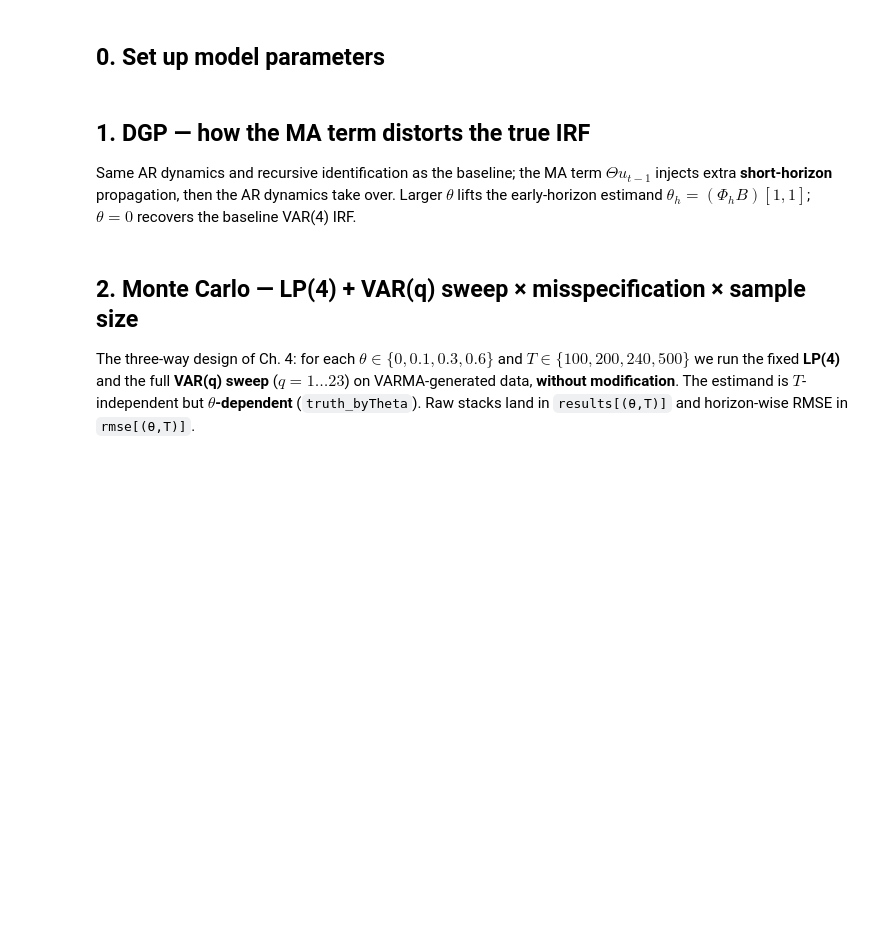
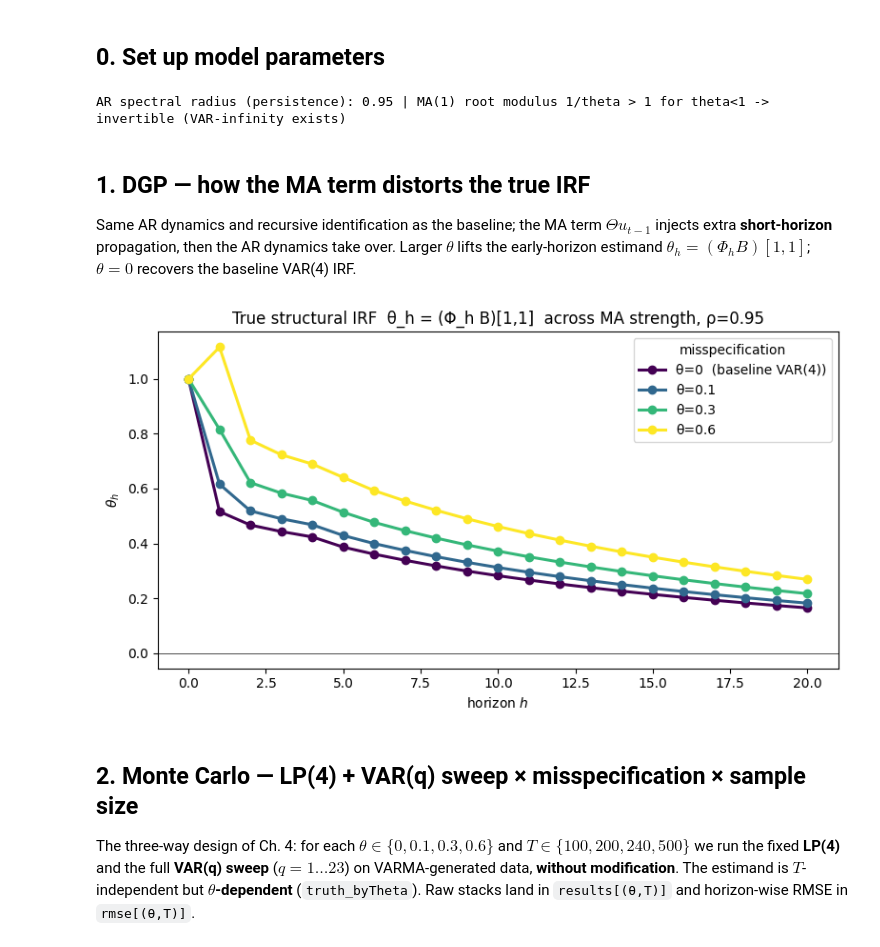
Before and after one commit to Aaron030/Monte_Carlo-LP_vs_VAR, a Jupyter notebook: experiments/Extension_Dynamic_MisSpec.ipynb, the cells around one changed output. Cells and saved outputs as stored; diff of their text form; code cells hidden in the pictures; blank space fills up the shorter version.

```diff
--- a/experiments/Extension_Dynamic_MisSpec.ipynb
+++ b/experiments/Extension_Dynamic_MisSpec.ipynb
@@ -22,7 +22,7 @@ from mcsim.simulation import MCConfig, run
 P, H, RHO = 4, 20, 0.95          # Rho in {0.5, 0.7, 0.95}; run the file once per persistence
 T = [100, 200, 240, 500]
 THETAS = [0.0, 0.1, 0.3, 0.6]    # MA misspecification strength (theta=0 nests baseline VAR(4))
-T_SHOW = 240                     # sample size used for the per-theta diagnostic panels
+T_SHOW = 500                     # sample size used for the per-theta diagnostic panels
 
 M  = np.array([[0.50, 0.10], [0.10, 0.50]])      # symmetric, positive -> real, decaying
 A0 = np.array([M, 0.4 * M, 0.2 * M, 0.1 * M])     # VAR(4): geometrically decaying lag matrices
@@ -35,6 +35,8 @@ print("AR spectral radius (persistence):", round(spectral_radius(A_RHO), 3),
       "| MA(1) root modulus 1/theta > 1 for theta<1 -> invertible (VAR-infinity exists)")
 
 N_REPS = 5000  # nr of MC reps
+# %% [output]
+AR spectral radius (persistence): 0.95 | MA(1) root modulus 1/theta > 1 for theta<1 -> invertible (VAR-infinity exists)
 # %% [markdown]
 ## 1. DGP — how the MA term distorts the true IRF
 
@@ -42,17 +44,19 @@ Same AR dynamics and recursive identification as the baseline; the MA term $\The
 # %%
 # True structural IRFs (no estimation) for each misspecification strength
 hgrid = np.arange(H + 1)
 truth_byTheta = {th: varma_irf(DGPS[th], H) for th in THETAS}
 
 cth = {th: plt.cm.viridis(i / max(len(THETAS) - 1, 1)) for i, th in enumerate(THETAS)}
 fig, ax = plt.subplots(figsize=(8, 4.5))
 for th in THETAS:
     lab = "θ=0  (baseline VAR(4))" if th == 0 else f"θ={th}"
     ax.plot(hgrid, truth_byTheta[th], "o-", lw=2.2, color=cth[th], label=lab)
 ax.axhline(0, color="k", lw=0.5)
-ax.set_title(f"True structural IRF  θ_h = (Φ_h B)[1,1]  across MA strength — ρ={RHO}")
+ax.set_title(f"True structural IRF  θ_h = (Φ_h B)[1,1]  across MA strength, ρ={RHO}")
 ax.set_xlabel("horizon $h$"); ax.set_ylabel(r"$\theta_h$"); ax.legend(title="misspecification")
 fig.tight_layout(); plt.show()
+# %% [output]
+[figure, added]
 # %% [markdown]
 ## 2. Monte Carlo — LP(4) + VAR(q) sweep × misspecification × sample size
 
```
Also changed, not shown: parts of 13 cells of this notebook, 3 other files.
